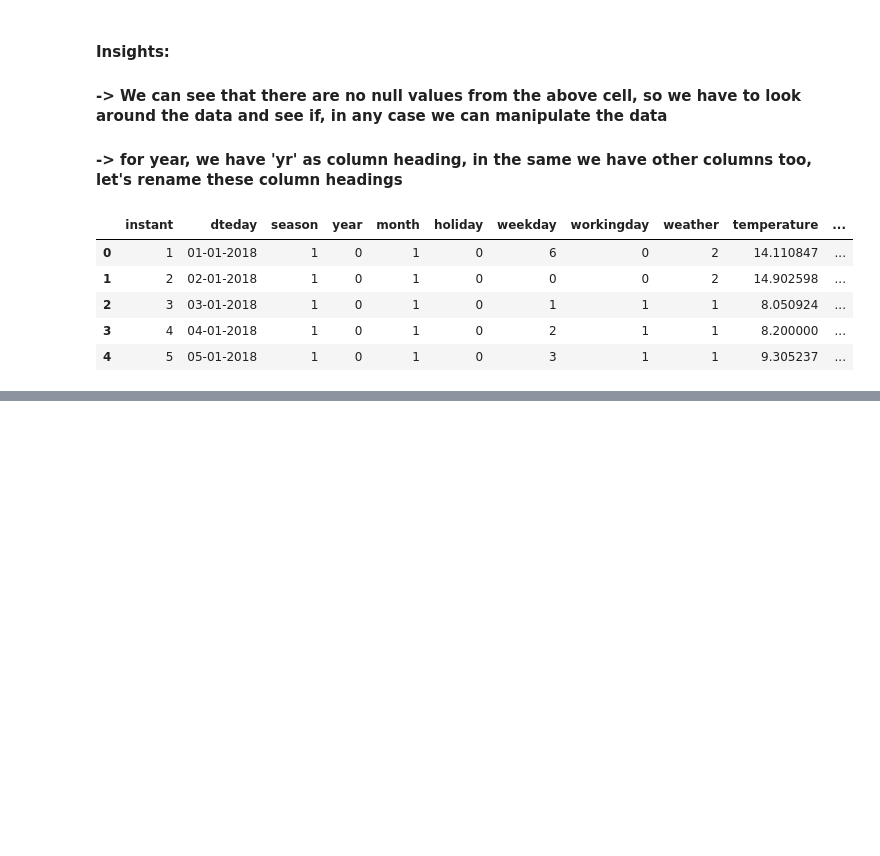
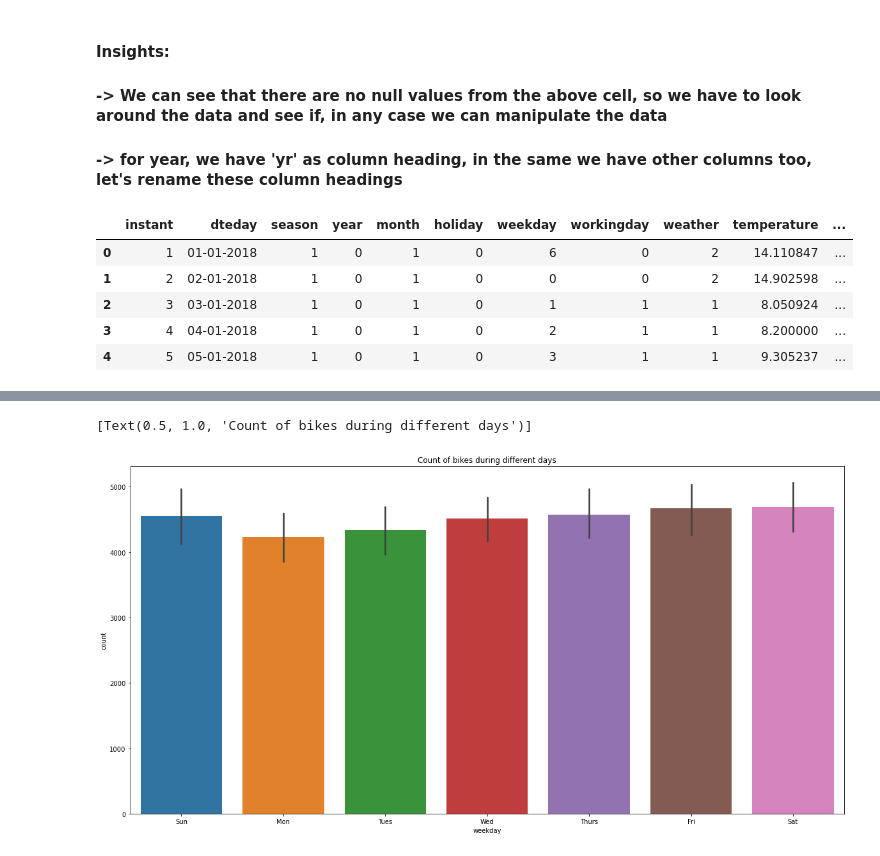
Before and after one commit to thomson18/LR-Model, a Jupyter notebook: LR_Model.ipynb, the cells around one changed output, grey strips where cells are left out. Drawn from its saved outputs; the diff is of its cells as text; code cells hidden in the pictures; blank space fills up the shorter version.

```diff
--- a/LR_Model.ipynb
+++ b/LR_Model.ipynb
@@ -178,0 +268,13 @@ data.head()
+# %%
+# mapping weekday variable proper names for better visibilty
+
+bike['weekday'] = bike['weekday'].map({0:'Mon',1:'Tues',2:'Wed',3:'Thurs',4:'Fri',5:'Sat',6:'Sun'})
+
+# Visualising Daily count of rented bikes
+
+fig, ax = plt.subplots(figsize=(20,10))
+sns.barplot(data=bike, x='weekday', y='count', ax=ax)
+ax.set(title='Count of bikes during different days')
+# %% [output]
+[Text(0.5, 1.0, 'Count of bikes during different days')]
+[figure, added]
```
Also changed, not shown: parts of 12 cells of this notebook.
